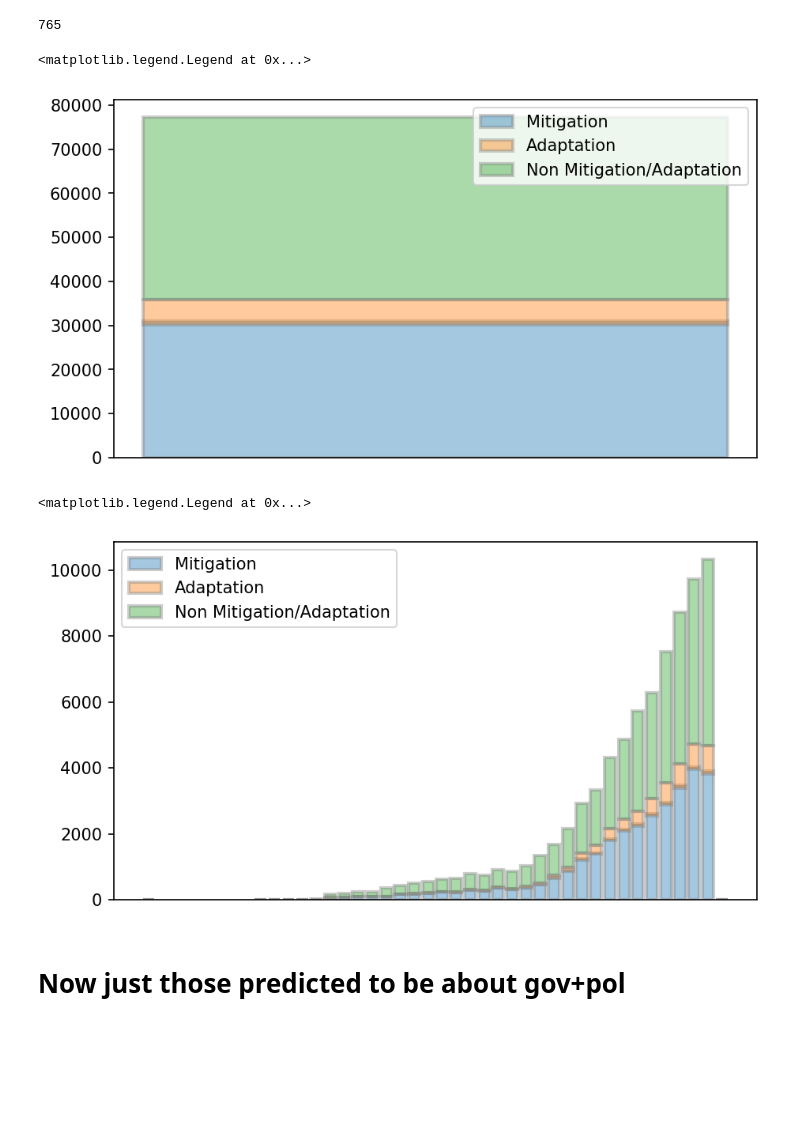
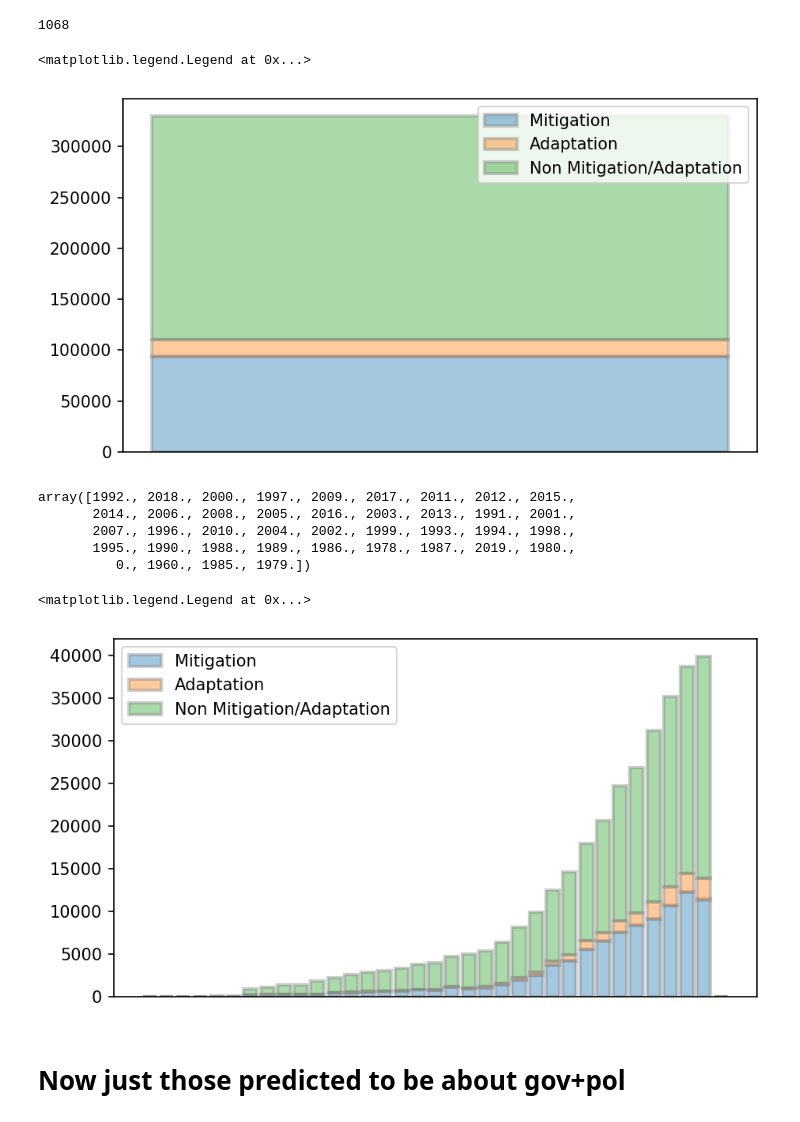
Before and after one commit to mcc-apsis/climate-policy-map, a Jupyter notebook: figures.ipynb, the cells around one changed output. Cells and saved outputs as stored; diff of their text form; code cells hidden in the pictures; blank space fills up the shorter version.

Commit message:
predict on whole climate set

```diff
--- a/figures.ipynb
+++ b/figures.ipynb
@@ -47,54 +47,66 @@ Index(['PY', 'content', 'id', 'relevant', 'seen', 'title', 'wosarticle__de',
 predictions = [c for c in df.columns if "- prediction" in c]
 for c in predictions:
     rating = c.replace(' - prediction','')
+    if "0 " in rating:
+        rating = "relevant"
     df.loc[df[rating]==1,c] = 1
 # %%
 fig, ax = plt.subplots(dpi=150, figsize=(7,4))
 df['mit/ad'] = df['1 - Mitigation - prediction'] + df['1 - Adaptation - prediction']
-mitigation = df.loc[df['prediction']>0.5,'1 - Mitigation - prediction'].sum()
-adaptation = df.loc[df['prediction']>0.5,'1 - Adaptation - prediction'].sum()
+mitigation = df.loc[df['0 - relevance - prediction']>0.5,'1 - Mitigation - prediction'].sum()
+adaptation = df.loc[df['0 - relevance - prediction']>0.5,'1 - Adaptation - prediction'].sum()
 overlap = df.loc[df['mit/ad']==2,].shape[0]
-nonmitad = df.loc[(df['prediction']>0.5) & (df['mit/ad']==0),].shape[0]
+nonmitad = df.loc[(df['0 - relevance - prediction']>0.5) & (df['mit/ad']==0),].shape[0]
 
 print(overlap)
 
 lw = 2
 alpha=0.4
 ec = "grey"
 
 ax.bar(
     0,mitigation,
     alpha=alpha, label="Mitigation",
     lw=lw, edgecolor=ec
 )
 ax.bar(
     0,adaptation,bottom=mitigation-overlap,
     alpha=alpha, label="Adaptation",
     lw=lw, edgecolor=ec
 )
 ax.bar(
     0,nonmitad,bottom=mitigation-overlap+adaptation,
     alpha=alpha, label="Non Mitigation/Adaptation",
     lw=lw, edgecolor=ec
 )
 
 ax.set_xticks([])
 
 ax.legend()
 # %% [output]
-765
+1068
 <matplotlib.legend.Legend at 0x...>
-[figure, old version]
+[figure, new version]
+# %%
+df['PY'].unique()
+# %% [output]
+array([1992., 2018., 2000., 1997., 2009., 2017., 2011., 2012., 2015.,
+       2014., 2006., 2008., 2005., 2016., 2003., 2013., 1991., 2001.,
+       2007., 1996., 2010., 2004., 2002., 1999., 1993., 1994., 1998.,
+       1995., 1990., 1988., 1989., 1986., 1978., 1987., 2019., 1980.,
+          0., 1960., 1985., 1979.])
 # %%
 fig, ax = plt.subplots(dpi=150, figsize=(7,4))
 
 labels = []
 
 for y, group in df.groupby('PY'):
-    mitigation = group.loc[group['prediction']>0.5,'1 - Mitigation - prediction'].sum()
-    adaptation = group.loc[group['prediction']>0.5,'1 - Adaptation - prediction'].sum()
+    if y < 1985:
+        continue
+    mitigation = group.loc[group['0 - relevance - prediction']>0.5,'1 - Mitigation - prediction'].sum()
+    adaptation = group.loc[group['0 - relevance - prediction']>0.5,'1 - Adaptation - prediction'].sum()
     overlap = group.loc[group['mit/ad']==2,].shape[0]
-    nonmitad = group.loc[(group['prediction']>0.5) & (df['mit/ad']==0),].shape[0]
+    nonmitad = group.loc[(group['0 - relevance - prediction']>0.5) & (df['mit/ad']==0),].shape[0]
 
 
     lw = 2
@@ -127,7 +139,7 @@ for y, group in df.groupby('PY'):
 ax.legend()
 # %% [output]
 <matplotlib.legend.Legend at 0x...>
-[figure, old version]
+[figure, new version]
 # %% [markdown]
 # Now just those predicted to be about gov+pol
 # %%
```
Also changed, not shown: parts of 4 cells of this notebook, 6 other files.
